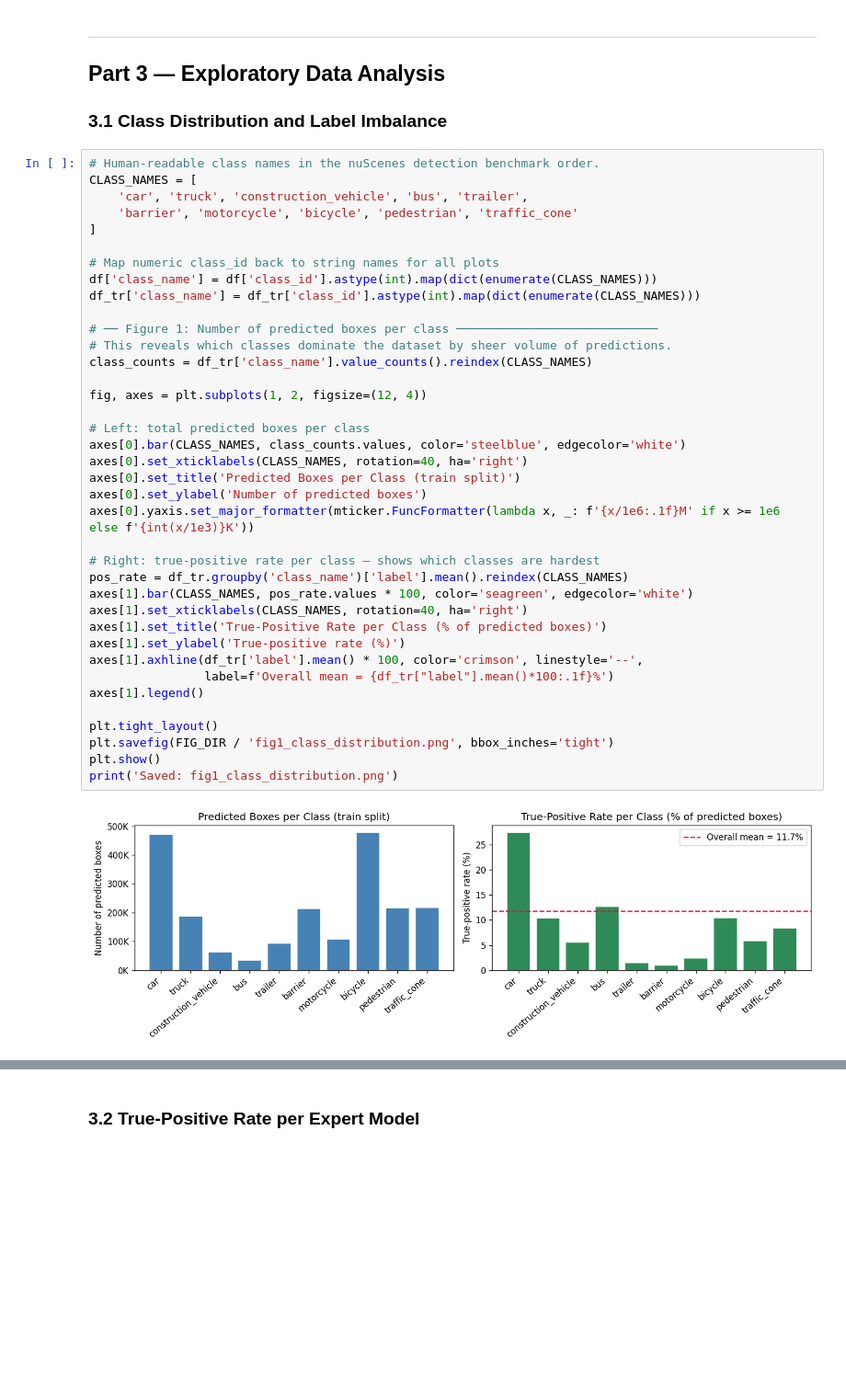
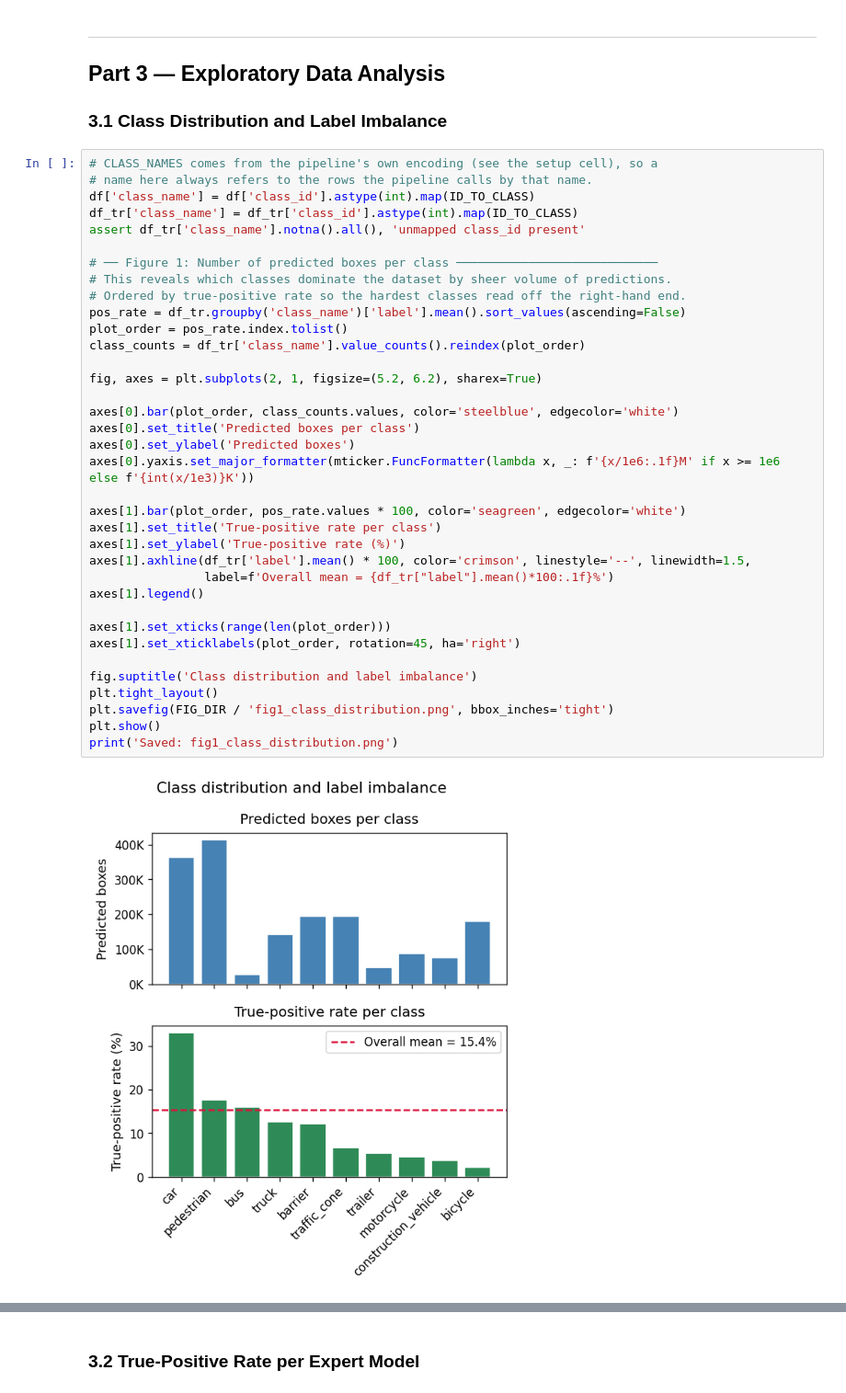
Before and after one commit to aaiprojects/moe-lidar-detection, a Jupyter notebook: notebook/data_cleaning_eda.ipynb, the cells around one changed output, grey strips where cells are left out. Shown at 92% size. Cells and saved outputs as stored; diff of their text form; blank space fills up the shorter version.

```diff
--- a/notebook/data_cleaning_eda.ipynb
+++ b/notebook/data_cleaning_eda.ipynb
@@ -253,45 +302,43 @@ Rows after cleaning  : 2,968,228
 
 ### 3.1  Class Distribution and Label Imbalance
 # %%
-# Human-readable class names in the nuScenes detection benchmark order.
-CLASS_NAMES = [
-    'car', 'truck', 'construction_vehicle', 'bus', 'trailer',
-    'barrier', 'motorcycle', 'bicycle', 'pedestrian', 'traffic_cone'
-]
-
-# Map numeric class_id back to string names for all plots
-df['class_name'] = df['class_id'].astype(int).map(dict(enumerate(CLASS_NAMES)))
-df_tr['class_name'] = df_tr['class_id'].astype(int).map(dict(enumerate(CLASS_NAMES)))
+# CLASS_NAMES comes from the pipeline's own encoding (see the setup cell), so a
+# name here always refers to the rows the pipeline calls by that name.
+df['class_name'] = df['class_id'].astype(int).map(ID_TO_CLASS)
+df_tr['class_name'] = df_tr['class_id'].astype(int).map(ID_TO_CLASS)
+assert df_tr['class_name'].notna().all(), 'unmapped class_id present'
 
 # ── Figure 1: Number of predicted boxes per class ────────────────────────────
 # This reveals which classes dominate the dataset by sheer volume of predictions.
-class_counts = df_tr['class_name'].value_counts().reindex(CLASS_NAMES)
+# Ordered by true-positive rate so the hardest classes read off the right-hand end.
+pos_rate = df_tr.groupby('class_name')['label'].mean().sort_values(ascending=False)
+plot_order = pos_rate.index.tolist()
+class_counts = df_tr['class_name'].value_counts().reindex(plot_order)
 
-fig, axes = plt.subplots(1, 2, figsize=(12, 4))
+fig, axes = plt.subplots(2, 1, figsize=(5.2, 6.2), sharex=True)
 
-# Left: total predicted boxes per class
-axes[0].bar(CLASS_NAMES, class_counts.values, color='steelblue', edgecolor='white')
-axes[0].set_xticklabels(CLASS_NAMES, rotation=40, ha='right')
-axes[0].set_title('Predicted Boxes per Class (train split)')
-axes[0].set_ylabel('Number of predicted boxes')
+axes[0].bar(plot_order, class_counts.values, color='steelblue', edgecolor='white')
+axes[0].set_title('Predicted boxes per class')
+axes[0].set_ylabel('Predicted boxes')
 axes[0].yaxis.set_major_formatter(mticker.FuncFormatter(lambda x, _: f'{x/1e6:.1f}M' if x >= 1e6 else f'{int(x/1e3)}K'))
 
-# Right: true-positive rate per class — shows which classes are hardest
-pos_rate = df_tr.groupby('class_name')['label'].mean().reindex(CLASS_NAMES)
-axes[1].bar(CLASS_NAMES, pos_rate.values * 100, color='seagreen', edgecolor='white')
-axes[1].set_xticklabels(CLASS_NAMES, rotation=40, ha='right')
-axes[1].set_title('True-Positive Rate per Class (% of predicted boxes)')
+axes[1].bar(plot_order, pos_rate.values * 100, color='seagreen', edgecolor='white')
+axes[1].set_title('True-positive rate per class')
 axes[1].set_ylabel('True-positive rate (%)')
-axes[1].axhline(df_tr['label'].mean() * 100, color='crimson', linestyle='--',
+axes[1].axhline(df_tr['label'].mean() * 100, color='crimson', linestyle='--', linewidth=1.5,
                 label=f'Overall mean = {df_tr["label"].mean()*100:.1f}%')
 axes[1].legend()
 
+axes[1].set_xticks(range(len(plot_order)))
+axes[1].set_xticklabels(plot_order, rotation=45, ha='right')
+
+fig.suptitle('Class distribution and label imbalance')
 plt.tight_layout()
 plt.savefig(FIG_DIR / 'fig1_class_distribution.png', bbox_inches='tight')
 plt.show()
 print('Saved: fig1_class_distribution.png')
 # %% [output]
-[figure, old version]
+[figure, new version]
 Saved: fig1_class_distribution.png
 # %%
 # Print the positive rate table for the report.
```
Also changed, not shown: parts of 26 cells of this notebook, 10 other files.
